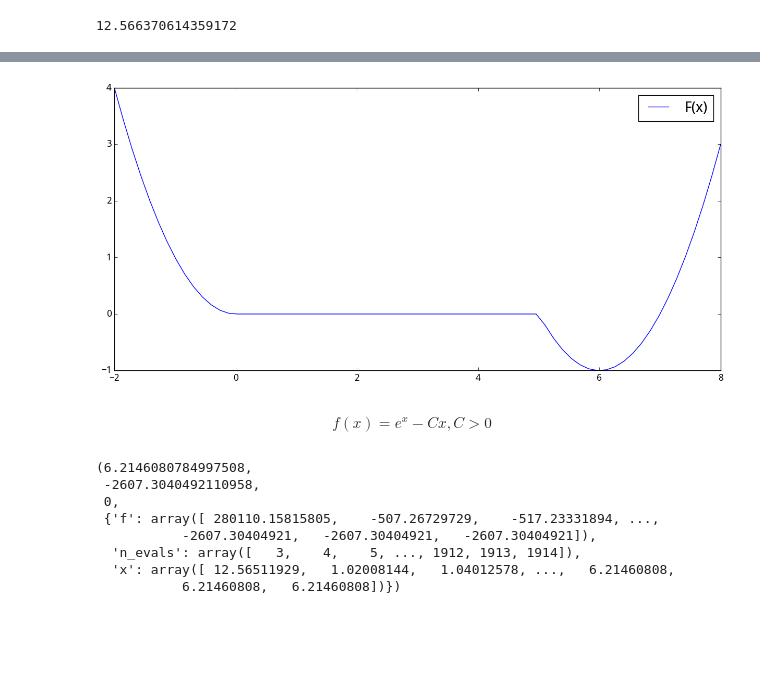
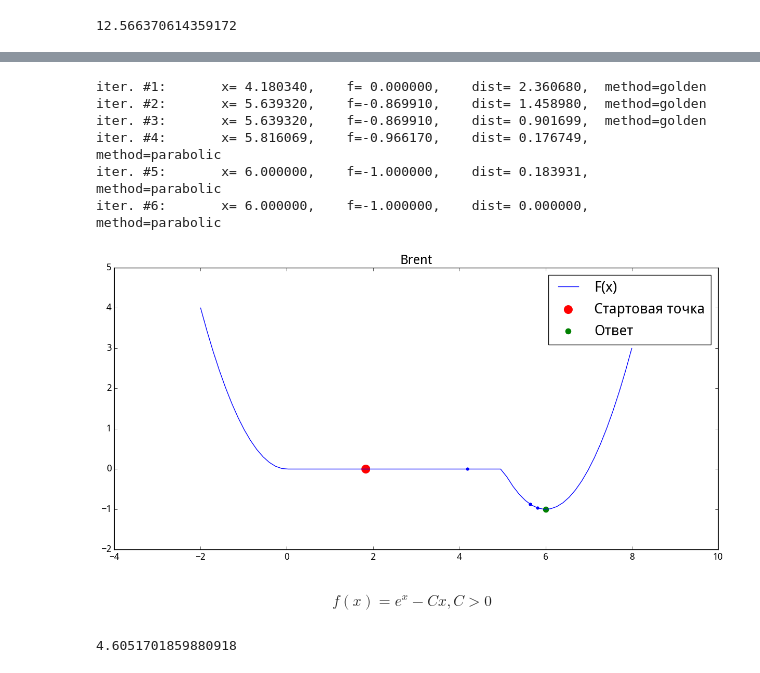
Before and after one commit to ospanoff/MMP_magistracy, a Jupyter notebook: MOMO/n1/task.ipynb, the cells around one changed output, grey strips where cells are left out. Drawn from its saved outputs; the diff is of its cells as text; code cells hidden in the pictures; blank space fills up the shorter version.

```diff
--- a/MOMO/n1/task.ipynb
+++ b/MOMO/n1/task.ipynb
@@ -153,14 +159,29 @@ a = -2
 b = 8
 # %%
 x = np.linspace(a, b, 70)
-# res = optim1d.min_parabolic(func, a, b, trace=True)
+res = optim1d.min_brent(func_sp, a, b, trace=True, disp=True)
 plt.figure(figsize=(15, 7))
+plt.title("Brent", fontsize=18)
 plt.plot(x, func_sp(x), label="F(x)")
-# plt.scatter(res[3]['x'], res[3]['f'], c='r')
+plt.scatter(res[3]['x'][1:-1], res[3]['f'][1:-1], linewidths=0)
+plt.scatter(res[3]['x'][0], res[3]['f'][0], c='r', s=150, linewidths=0, label='Стартовая точка')
+plt.scatter(res[3]['x'][-1], res[3]['f'][-1], c='g', s=70, linewidths=0, label='Ответ')
+
 plt.legend(loc='best', scatterpoints=1, fontsize=20)
 plt.show()
 # %% [output]
+iter. #1:       x= 4.180340,    f= 0.000000,    dist= 2.360680,  method=golden
+iter. #2:       x= 5.639320,    f=-0.869910,    dist= 1.458980,  method=golden
+iter. #3:       x= 5.639320,    f=-0.869910,    dist= 0.901699,  method=golden
+iter. #4:       x= 5.816069,    f=-0.966170,    dist= 0.176749,  method=parabolic
+iter. #5:       x= 6.000000,    f=-1.000000,    dist= 0.183931,  method=parabolic
+iter. #6:       x= 6.000000,    f=-1.000000,    dist= 0.000000,  method=parabolic
-[figure, old version]
+[figure, new version]
 # %% [markdown]
 $$f(x) = e^x - Cx, C > 0 $$
+# %%
+C = 100
+np.log(C)
+# %% [output]
+4.6051701859880918
 # %%
@@ -169,11 +190,0 @@ res = optim1d.min_secant(lambda x: (np.exp(x) - C * x, np.exp(x) - C), np.log(C)
-# %%
-res
-# %% [output]
-(6.2146080784997508,
- -2607.3040492110958,
- 0,
- {'f': array([ 280110.15815805,    -507.26729729,    -517.23331894, ...,
-           -2607.30404921,   -2607.30404921,   -2607.30404921]),
-  'n_evals': array([   3,    4,    5, ..., 1912, 1913, 1914]),
-  'x': array([ 12.56511929,   1.02008144,   1.04012578, ...,   6.21460808,
-           6.21460808,   6.21460808])})
```
Also changed, not shown: parts of 8 cells of this notebook, 9 other files.
